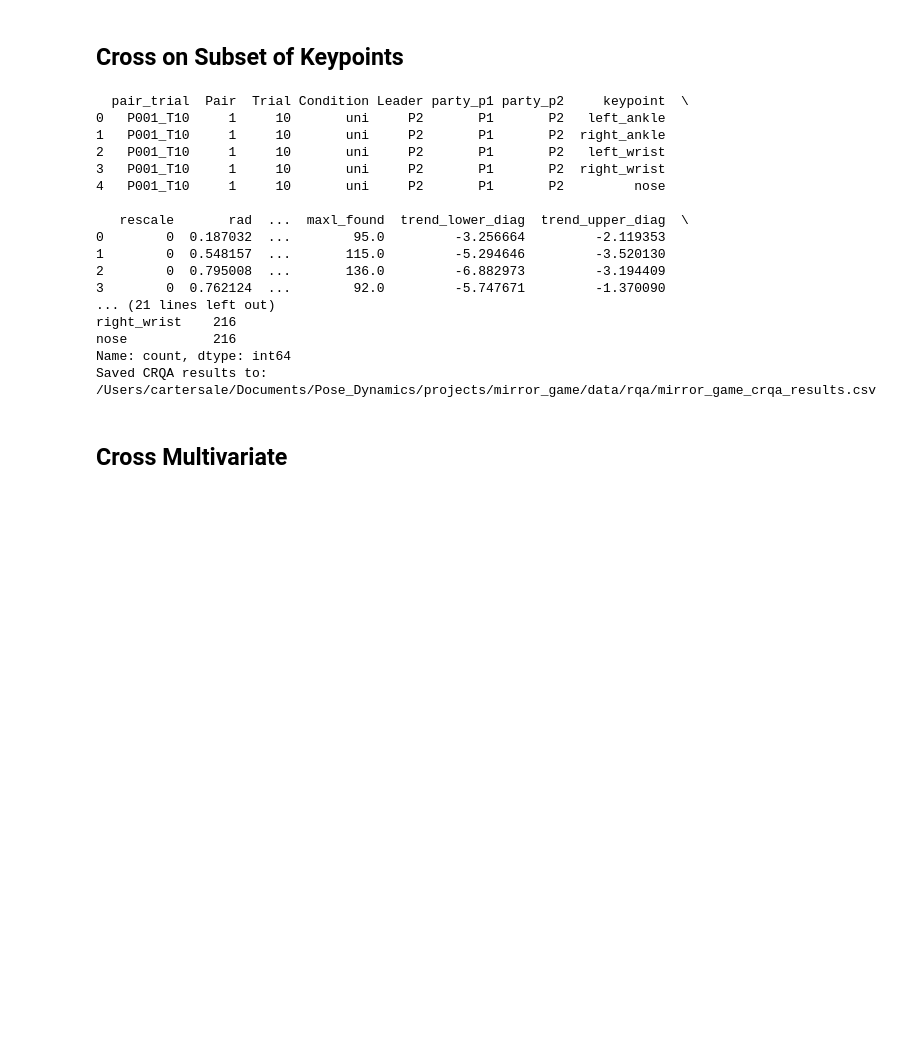
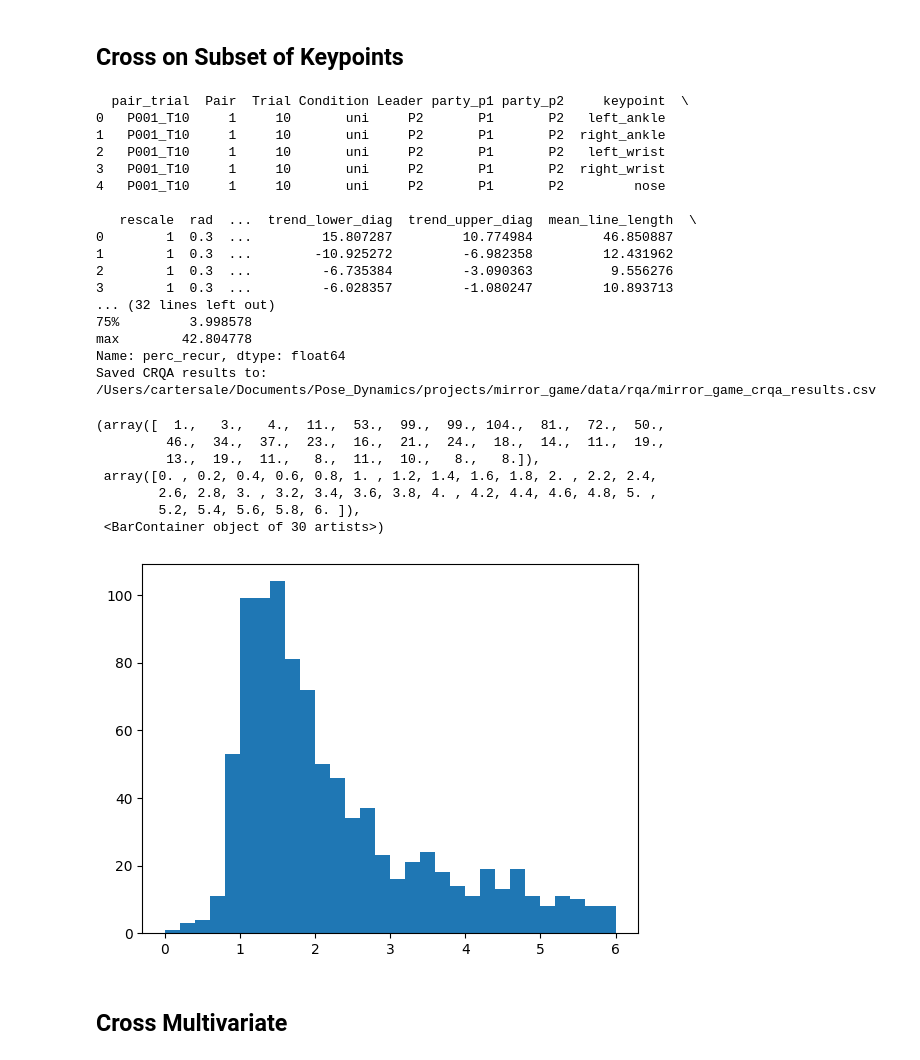
Before and after one commit to MInD-Laboratory/Pose-Dynamics, a Jupyter notebook: projects/mirror_game/notebooks/5_recurrence_analysis.ipynb, the cells around one changed output. Saved outputs shown, nothing was run; the diff lists cells and outputs as text; code cells hidden in the pictures; blank space fills up the shorter version.

```diff
--- a/projects/mirror_game/notebooks/5_recurrence_analysis.ipynb
+++ b/projects/mirror_game/notebooks/5_recurrence_analysis.ipynb
@@ -65,23 +77,22 @@ nose: 216 usable trials
 # RQA parameters from parameter estimation notebook
 EMB_DIM   = 4      # m
 TAU       = 20     # τ
-TARGET_REC = 0.03  # 3% recurrence
+FIXED_RADIUS = 0.3 # Fixed radius for RQA
 
-# Build base param dict; radius=None because we are using fixed %REC
+# Build base param dict with fixed radius
 base_params = make_rqa_params(
     eDim=EMB_DIM,         # Embedding dimension from FNN
-    tLag=TAU,           # Time lag from AMI
-    radius=None,          # Use fixed %REC
-    norm="zscore",          # Z-score time series before RQA
-    rescaleNorm=False,
+    tLag=TAU,             # Time lag from AMI
+    radius=FIXED_RADIUS,  # Use fixed radius (not target %REC)
+    norm="zscore",        # Z-score time series before RQA
+    rescaleNorm=True,
     tw=1,                 # Theiler window
-    minl=2,               # minimal diagonal line length
+    minl=4,               # minimal diagonal line length
 )
 
 def run_crqa_per_pair_trial(
     df: pd.DataFrame,
     params: dict,
-    target_rec: float,
     min_len: int = 200,
 ) -> pd.DataFrame:
     rows = []
@@ -124,7 +135,6 @@ def run_crqa_per_pair_trial(
                     y,
                     params,
                     return_mats=False,
-                    target_rec=target_rec,  # or use this if you go back to fixed %REC
                 )
             except Exception as e:
                 print(f"[ERROR] CRQA failed for {pt}, {kp}: {e}")
@@ -133,9 +143,6 @@ def run_crqa_per_pair_trial(
             if err_code != 0:
                 print(f"[WARN] CRQA error code={err_code} for {pt}, {kp}")
                 continue
-
-            # Debug once to confirm radius is in rs
-            # print(pt, kp, "radius_used in rs:", rs.get("radius_used"), "rad:", rs.get("rad"))
 
             row = {
                 "pair_trial": pt,
@@ -148,12 +155,9 @@ def run_crqa_per_pair_trial(
                 "keypoint": kp,
             }
 
-            # Add ALL RQA metrics, including radius_used
+            # Add ALL RQA metrics
             for k, v in rs.items():
                 row[k] = v
-
-            # optional: if you want a duplicate, explicit field:
-            # row["radius_used"] = rs.get("radius_used", rs.get("rad", np.nan))
 
             rows.append(row)
 
@@ -162,11 +166,15 @@ def run_crqa_per_pair_trial(
 crqa_df = run_crqa_per_pair_trial(
     df=df,
     params=base_params,
-    target_rec=TARGET_REC,
 )
 
 print(crqa_df.head())
 print(crqa_df["keypoint"].value_counts())
+
+# Check what recurrence rates we got with fixed radius
+if not crqa_df.empty and "perc_recur" in crqa_df.columns:
+    print("\nRecurrence rate distribution with fixed radius:")
+    print(crqa_df["perc_recur"].describe())
 
 # # Save results
 OUTPUT_PATH = Path(
@@ -182,16 +190,28 @@ print(f"Saved CRQA results to: {OUTPUT_PATH}")
 3   P001_T10     1     10       uni     P2       P1       P2  right_wrist
 4   P001_T10     1     10       uni     P2       P1       P2         nose
 
-   rescale       rad  ...  maxl_found  trend_lower_diag  trend_upper_diag  \
-0        0  0.187032  ...        95.0         -3.256664         -2.119353
-1        0  0.548157  ...       115.0         -5.294646         -3.520130
-2        0  0.795008  ...       136.0         -6.882973         -3.194409
-3        0  0.762124  ...        92.0         -5.747671         -1.370090
-... (21 lines left out)
-right_wrist    216
-nose           216
-Name: count, dtype: int64
+   rescale  rad  ...  trend_lower_diag  trend_upper_diag  mean_line_length  \
+0        1  0.3  ...         15.807287         10.774984         46.850887
+1        1  0.3  ...        -10.925272         -6.982358         12.431962
+2        1  0.3  ...         -6.735384         -3.090363          9.556276
+3        1  0.3  ...         -6.028357         -1.080247         10.893713
+... (32 lines left out)
+75%         3.998578
+max        42.804778
+Name: perc_recur, dtype: float64
 Saved CRQA results to: /Users/cartersale/Documents/Pose_Dynamics/projects/mirror_game/data/rqa/mirror_game_crqa_results.csv
+# %%
+import matplotlib.pyplot as plt
+plt.hist(crqa_df["perc_recur"], bins=30, range=(0, 6))
+# %% [output]
+(array([  1.,   3.,   4.,  11.,  53.,  99.,  99., 104.,  81.,  72.,  50.,
+         46.,  34.,  37.,  23.,  16.,  21.,  24.,  18.,  14.,  11.,  19.,
+         13.,  19.,  11.,   8.,  11.,  10.,   8.,   8.]),
+ array([0. , 0.2, 0.4, 0.6, 0.8, 1. , 1.2, 1.4, 1.6, 1.8, 2. , 2.2, 2.4,
+        2.6, 2.8, 3. , 3.2, 3.4, 3.6, 3.8, 4. , 4.2, 4.4, 4.6, 4.8, 5. ,
+        5.2, 5.4, 5.6, 5.8, 6. ]),
+ <BarContainer object of 30 artists>)
+[figure, added]
 # %% [markdown]
 ## Cross Multivariate
 # %%
```
Also changed, not shown: parts of 4 cells of this notebook, 47 other files.
